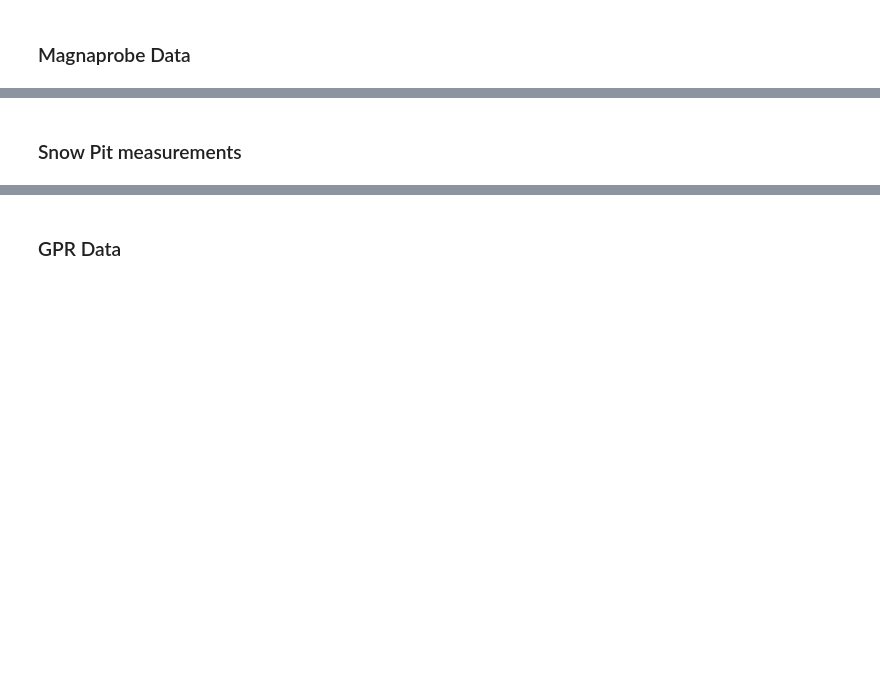
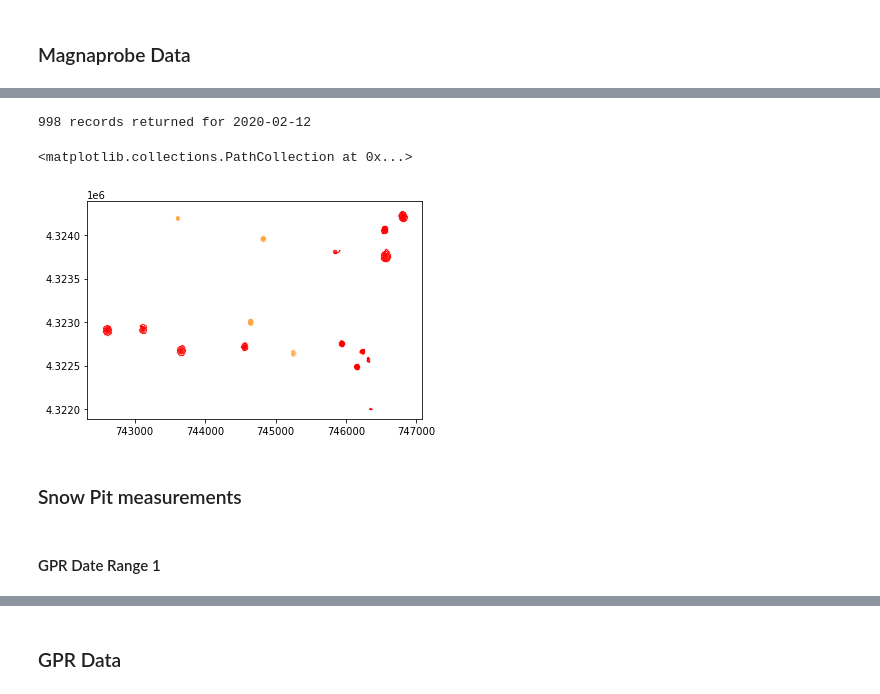
Before and after one commit to snowex-hackweek/coldfusion, a Jupyter notebook: contributors/megan-verf/Combined_Plots_new.ipynb, the cells around one changed output, grey strips where cells are left out. Cells and saved outputs as stored; diff of their text form; code cells hidden in the pictures; blank space fills up the shorter version.

```diff
--- a/contributors/megan-verf/Combined_Plots_new.ipynb
+++ b/contributors/megan-verf/Combined_Plots_new.ipynb
@@ -104,23 +106,29 @@ query_mp = query_mp.filter(gfunc.ST_Within(PointData.geom, wkb_element))
 query_mp = query_mp.filter(PointData.instrument == instrument) # .in_(['magnaprobe', 'pit_ruler']))
 
 # Slicing the dataset for specified dates
-df_mp_lidar2 = query_to_geopandas(query_mp, engine) #directly pass to geopandas dataframe
+query_mp = query_mp.filter(PointData.date == depth2_date1)
 
 # Execute the query and convert to geopandas in one handy function
-query_mp = query_mp.filter(PointData.date == depth2_date1)
+df_mp_lidar2 = query_to_geopandas(query_mp, engine) #directly pass to geopandas dataframe
 
 # How many did were retrieved
 print(f'{len(df_mp_lidar2.index)} records returned for {depth2_date1}')
 
 session.close()
+# %% [output]
+998 records returned for 2020-02-12
 # %%
 # print(df_mp_lidar1.sort_values(['date']).tail())
 # %%
 # Plot sites
-plt.scatter(df_mp['easting'], df_mp['northing'], alpha = 0.3, s = 0.01, c = 'red')
+plt.scatter(df_mp_lidar1['easting'], df_mp_lidar1['northing'], alpha = 1, s = 0.01, c = 'red', zorder = 10)
+plt.scatter(df_mp_lidar2['easting'], df_mp_lidar2['northing'], alpha = 0.3, s = 0.01, c = 'orange', zorder = 1)
 
 # View dataframe
 # df_mp = df_mp.sort_values(by = ['date'])
 # print(df_mp.head())
+# %% [output]
+<matplotlib.collections.PathCollection at 0x...>
+[figure, added]
 # %% [markdown]
 ### Snow Pit measurements
@@ -159,0 +135,2 @@ session.close()
+# %% [markdown]
+#### GPR Date Range 1
```
Also changed, not shown: parts of 9 cells of this notebook.
